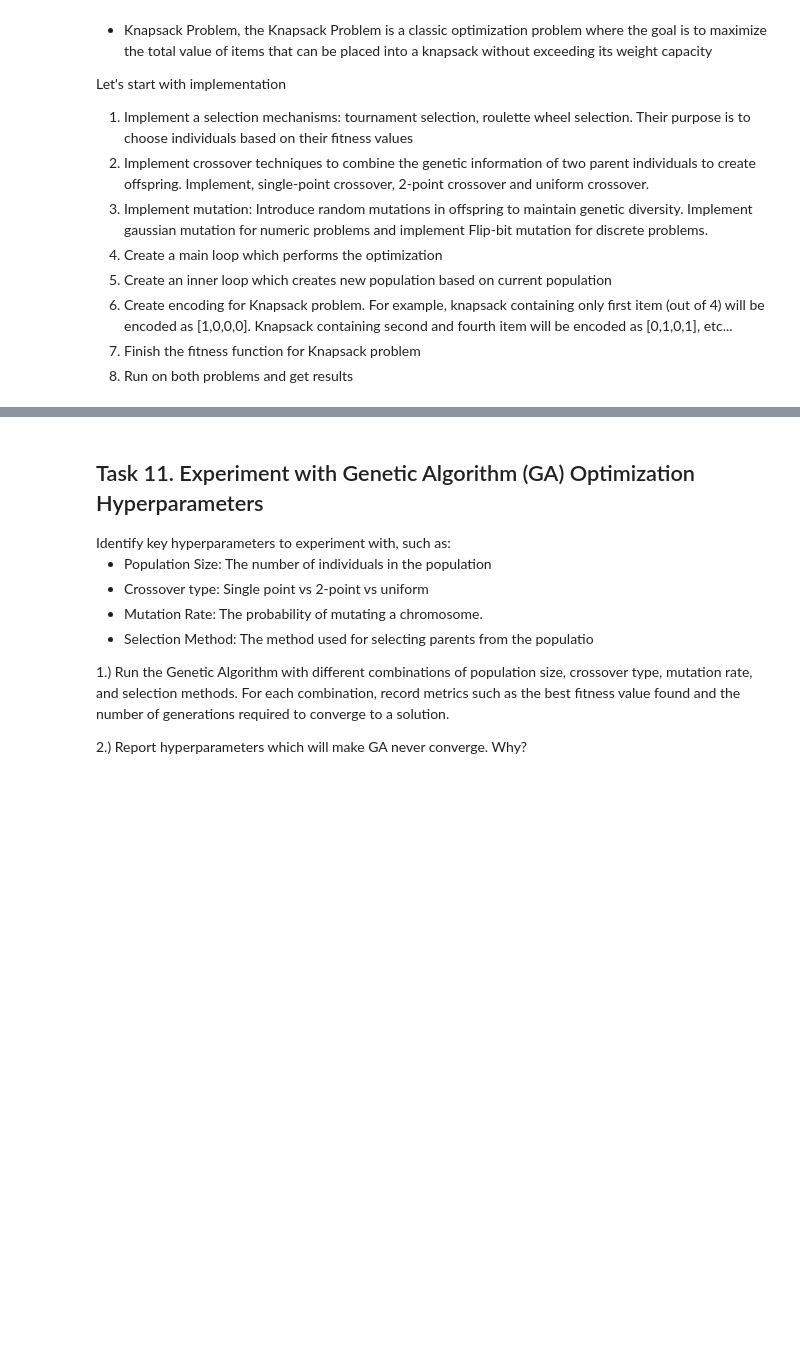
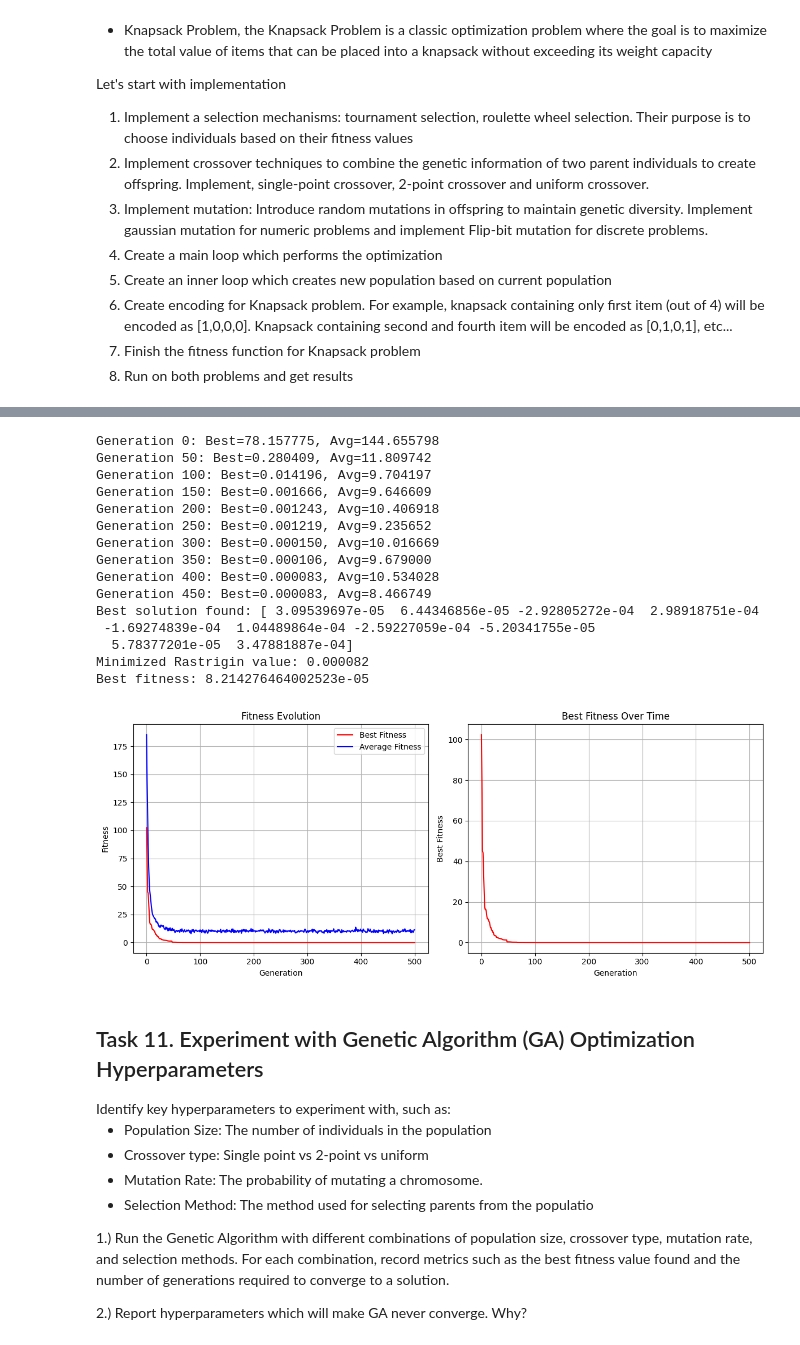
Before and after one commit to ImraKocis/optimization-algorithms-based-on-evolutionary-computing, a Jupyter notebook: ProjectGuide.ipynb, the cells around one changed output, grey strips where cells are left out. Drawn from its saved outputs; the diff is of its cells as text; code cells hidden in the pictures; blank space fills up the shorter version.

```diff
--- a/ProjectGuide.ipynb
+++ b/ProjectGuide.ipynb
@@ -876,3 +902,56 @@ def fitness(individual):
+# %%
+from algorithms.ga.ga import GeneticAlgorithm
+from algorithms.ga.population import RandomContinuousInitializer
+from algorithms.ga.utils import SelectionMethod, CrossoverMethod, MutationMethod
+
+dimensions = 10
+bounds = (-5.12, 5.12)
+
+ga = GeneticAlgorithm(
+    population_size=200,
+    crossover_rate=0.8,
+    mutation_rate=0.1,
+    elitism_count=2,
+    max_generations=500,
+    stagnation_limit=100,
+    population_initializer=RandomContinuousInitializer(dimensions, bounds),
+    selection_method=SelectionMethod.TOURNAMENT,
+    crossover_method=CrossoverMethod.TWO_POINT,
+    mutation_method=MutationMethod.ADAPTIVE_GAUSSIAN,
+    tournament_size=7,
+    mutation_sigma=0.5,
+    minimize=True
+)
+
+best_solution = ga.evolve(rastrigin_objective_function)
+con_info = ga.get_convergence_info()
+
+print(f"Convergence Info: {con_info['']}")
+
+minimized_value = rastrigin_objective_function(best_solution.genes)
+
+print(f"Best solution found: {best_solution.genes}")
+print(f"Minimized Rastrigin value: {minimized_value:.6f}")
+print(f"Best fitness: {best_solution.fitness}")
+
+ga.plot_evolution()
+# %% [output]
+Generation 0: Best=78.157775, Avg=144.655798
+Generation 50: Best=0.280409, Avg=11.809742
+Generation 100: Best=0.014196, Avg=9.704197
+Generation 150: Best=0.001666, Avg=9.646609
+Generation 200: Best=0.001243, Avg=10.406918
+Generation 250: Best=0.001219, Avg=9.235652
+Generation 300: Best=0.000150, Avg=10.016669
+Generation 350: Best=0.000106, Avg=9.679000
+Generation 400: Best=0.000083, Avg=10.534028
+Generation 450: Best=0.000083, Avg=8.466749
+Best solution found: [ 3.09539697e-05  6.44346856e-05 -2.92805272e-04  2.98918751e-04
+ -1.69274839e-04  1.04489864e-04 -2.59227059e-04 -5.20341755e-05
+  5.78377201e-05  3.47881887e-04]
+Minimized Rastrigin value: 0.000082
+Best fitness: 8.214276464002523e-05
+[figure, added]
 # %% [markdown]
 <h2> Task 11. Experiment with Genetic Algorithm (GA) Optimization Hyperparameters </h2>
 Identify key hyperparameters to experiment with, such as:
```
Also changed, not shown: parts of 6 cells of this notebook, 13 other files.
